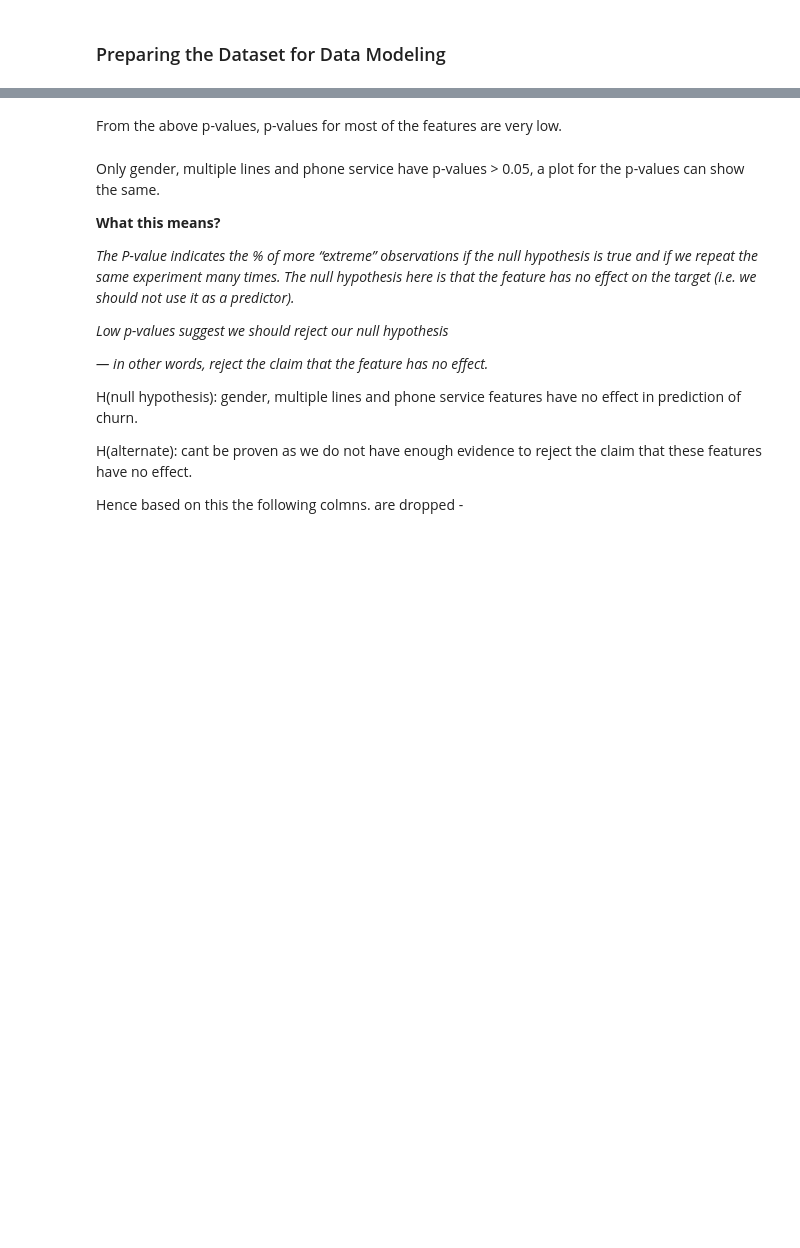
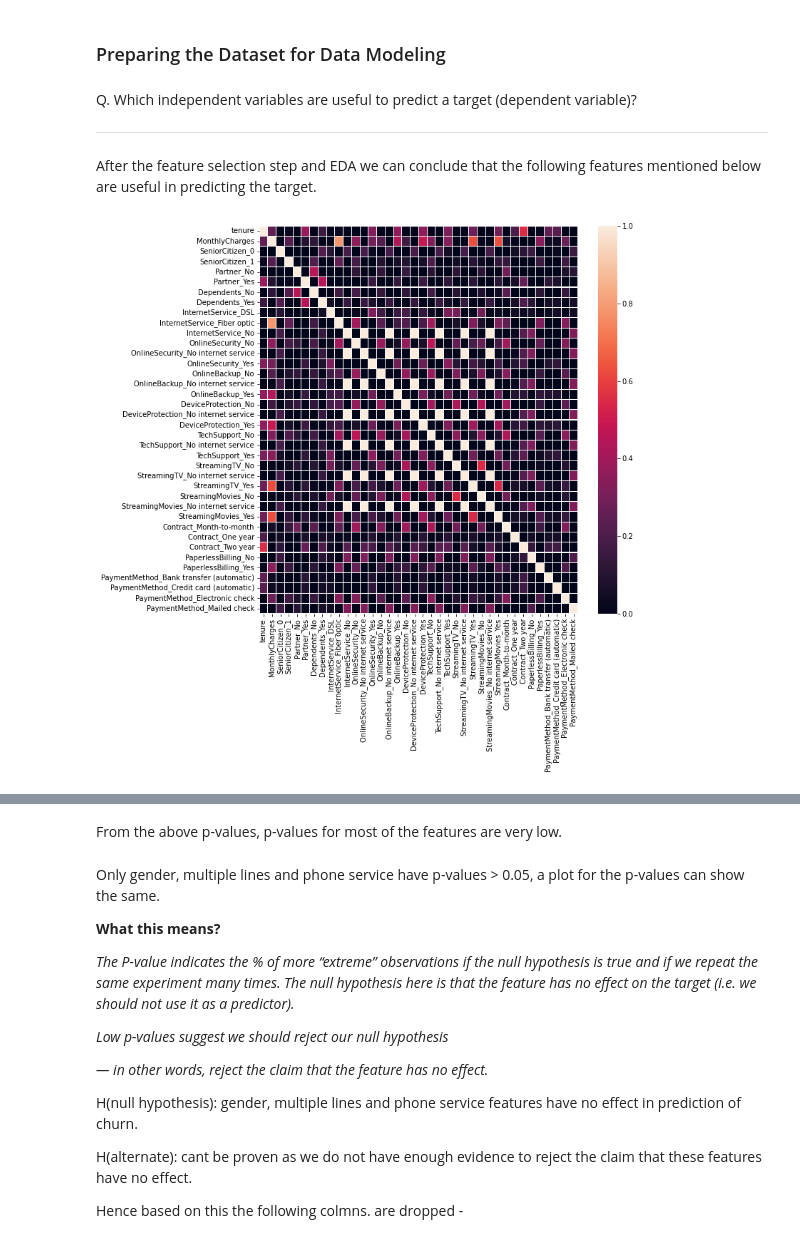
Before and after one commit to kshitijzutshi/Teleco-Customer-Churn-Prediction, a Jupyter notebook: Predicting_Customer_Churn_Assignment1.ipynb, the cells around one changed output, grey strips where cells are left out. Cells and saved outputs as stored; diff of their text form; code cells hidden in the pictures; blank space fills up the shorter version.

Commit message:
heatmap added and other changes

```diff
--- a/Predicting_Customer_Churn_Assignment1.ipynb
+++ b/Predicting_Customer_Churn_Assignment1.ipynb
@@ -432,3 +455,18 @@ X_train, X_test, y_train, y_test = train_test_split(X, y, test_size=0.2, random_
 feature_selector = SelectKBest(chi2, k='all')
 X_kbest = feature_selector.fit(X_train, y_train)
 p_values = feature_selector.pvalues_
+# %% [markdown]
+Q. Which independent variables are useful to predict a target (dependent variable)?
+
+
+---
+
+
+After the feature selection step and EDA we can conclude that the following features mentioned below are useful in predicting the target.
+# %%
+# Get sns heatmap of the data
+# snsHeatmapData = pd.read_csv('https://raw.githubusercontent.com/kshitijzutshi/Teleco-Customer-Churn-Prediction/main/dataset/Telco-Customer-Churn.csv')
+fig, ax = plt.subplots(figsize=(10,10))
+ax = sns.heatmap(X_train.corr(), linewidths=.1, vmin=0, vmax=1)
+# %% [output]
+[figure, added]
```
Also changed, not shown: parts of 10 cells of this notebook.
